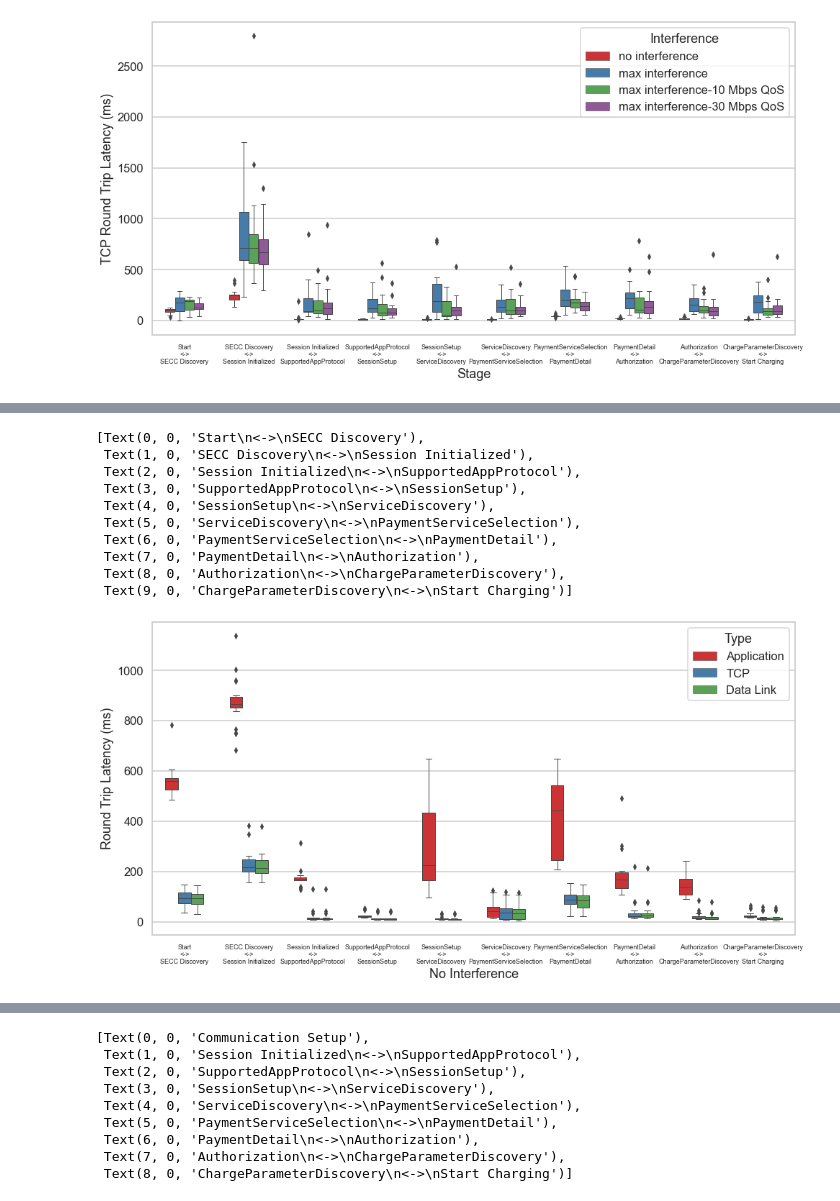
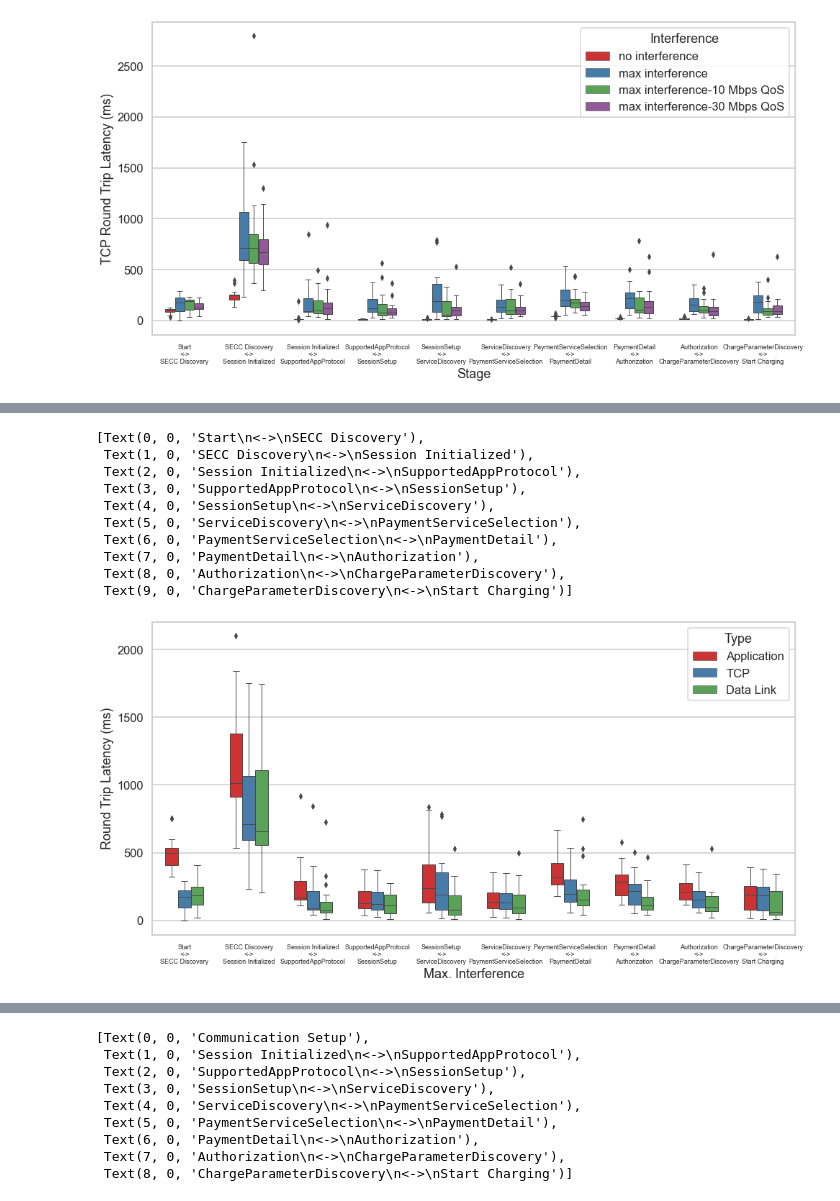
Before and after one commit to JacobHsieh/Latency_Experiment, a Jupyter notebook: 0527_exp/latency_plot_80211_TCP_App.ipynb, the cells around one changed output, grey strips where cells are left out. Drawn from its saved outputs; the diff is of its cells as text; code cells hidden in the pictures.

Commit message:
Finish processing data link pcap csv and plot.
Finish all pcap processing. But there is still some modification needed. See the plot Application vs. TCP vs. Data Link.

```diff
--- a/0527_exp/latency_plot_80211_TCP_App.ipynb
+++ b/0527_exp/latency_plot_80211_TCP_App.ipynb
@@ -297,38 +291,55 @@ dataframe_Application_TCP_80211_2 = pd.concat([interference_2_df_all,
+# %%
+#Application vs. TCP vs. 802.11
+dataframe_Application_TCP_80211_max = pd.concat([interference_max_df_all,
+                                               interference_max_TCP_df_all,
+                                              interference_max_80211_df_df_all])
+
+dataframe_Application_TCP_80211_no = pd.concat([interference_no_df_all,
+                                               interference_no_TCP_df_all,
+                                               interference_no_80211_df_all])
+
+dataframe_Application_TCP_80211_qos_10 = pd.concat([qos_10_df_all,
+                                                    qos_10_TCP_df_all,
+                                                    qos_10_80211_df_all])
+
+dataframe_Application_TCP_80211_qos_30 = pd.concat([qos_30_df_all,
+                                                    qos_30_TCP_df_all,
+                                                    qos_30_80211_df_all])
 # %%
 #Application vs. TCP vs. 802.11 plot
 sns.set(rc={'figure.figsize':(16,8)})
 #darkgrid, dark, whitegrid, white, ticks
 sns.set_style('whitegrid')
 
 #paper, notebook, talk, poster
 sns.set_context('talk')
-App_TCP_0 = sns.boxplot(x="Stage", y="Latency (ms)", data=dataframe_Application_TCP_80211_0, hue="Type", width=0.6, linewidth=1.0, palette="Set1")
-App_TCP_0.set_xlabel("No Interference")
+App_TCP_0 = sns.boxplot(x="Stage", y="Latency (ms)", data=dataframe_Application_TCP_80211_max, hue="Type", width=0.6, linewidth=1.0, palette="Set1")
+App_TCP_0.set_xlabel("Max. Interference")
 App_TCP_0.set_ylabel("Round Trip Latency (ms)")
 App_TCP_0.set_xticklabels([
     "Start\n<->\nSECC Discovery",
     "SECC Discovery\n<->\nSession Initialized",
     "Session Initialized\n<->\nSupportedAppProtocol",
     "SupportedAppProtocol\n<->\nSessionSetup",
     "SessionSetup\n<->\nServiceDiscovery",
     "ServiceDiscovery\n<->\nPaymentServiceSelection",
     "PaymentServiceSelection\n<->\nPaymentDetail",
     "PaymentDetail\n<->\nAuthorization",
     "Authorization\n<->\nChargeParameterDiscovery",
     "ChargeParameterDiscovery\n<->\nStart Charging"
     ], fontsize=9)
 # %% [output]
 [Text(0, 0, 'Start\n<->\nSECC Discovery'),
  Text(1, 0, 'SECC Discovery\n<->\nSession Initialized'),
  Text(2, 0, 'Session Initialized\n<->\nSupportedAppProtocol'),
  Text(3, 0, 'SupportedAppProtocol\n<->\nSessionSetup'),
  Text(4, 0, 'SessionSetup\n<->\nServiceDiscovery'),
  Text(5, 0, 'ServiceDiscovery\n<->\nPaymentServiceSelection'),
  Text(6, 0, 'PaymentServiceSelection\n<->\nPaymentDetail'),
  Text(7, 0, 'PaymentDetail\n<->\nAuthorization'),
  Text(8, 0, 'Authorization\n<->\nChargeParameterDiscovery'),
  Text(9, 0, 'ChargeParameterDiscovery\n<->\nStart Charging')]
-[figure, old version]
+[figure, new version]
 # %%
 #Application vs. TCP vs. 802.11 plot
 sns.set(rc={'figure.figsize':(16,8)})
```
Also changed, not shown: parts of 15 cells of this notebook, 3 other files.
